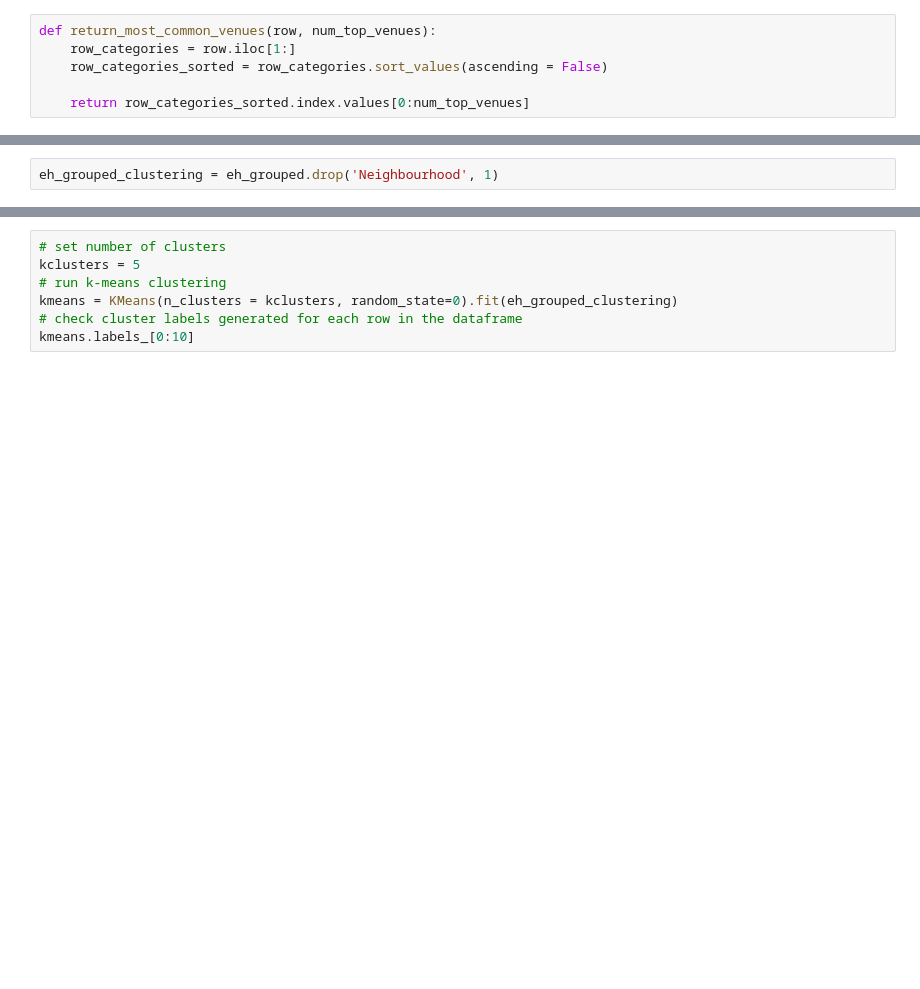
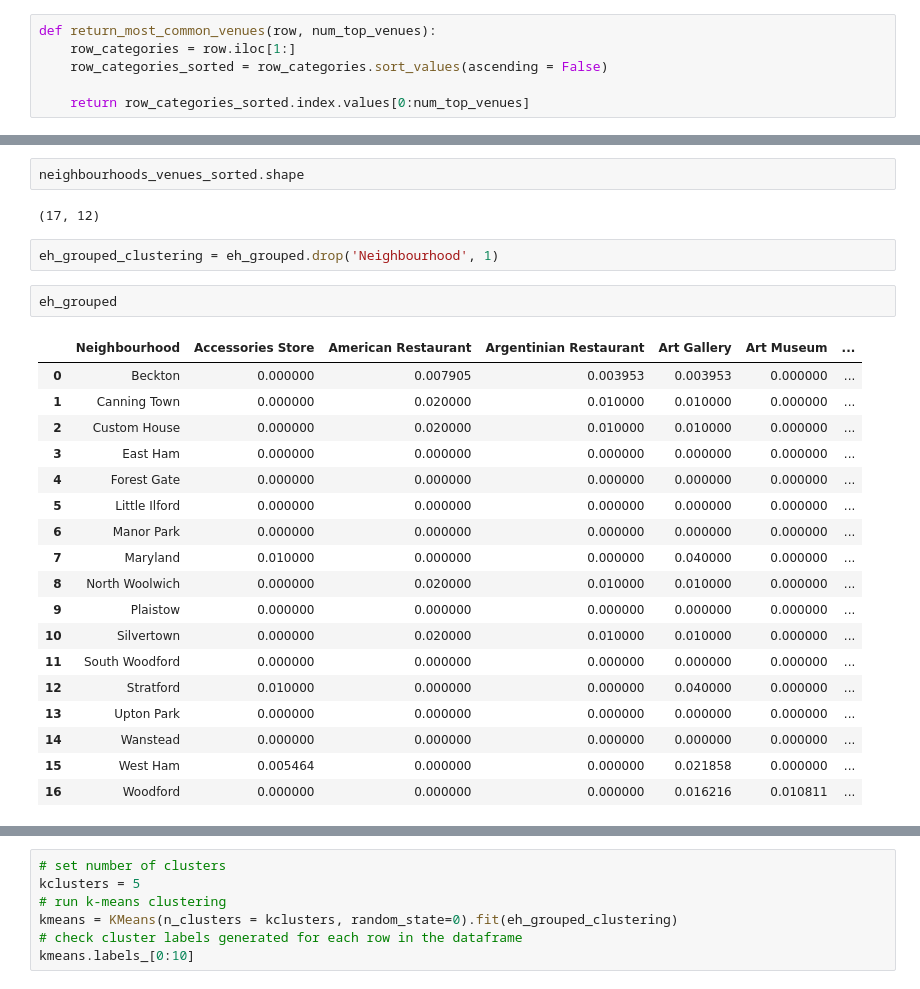
Before and after one commit to madanuprashanth/Coursera_Capstone, a Jupyter notebook: Coursera_Capstone_Project_Week1.ipynb, the cells around one changed output, grey strips where cells are left out. Cells and saved outputs as stored; diff of their text form; blank space fills up the shorter version.

```diff
--- a/Coursera_Capstone_Project_Week1.ipynb
+++ b/Coursera_Capstone_Project_Week1.ipynb
@@ -744,5 +744,30 @@ neighbourhoods_venues_sorted.head(5)
 | 2 | Custom House | Hotel | Coffee Shop | Pub | Park | ... |
 | 3 | East Ham | Grocery Store | Supermarket | Indian Restaurant | Coffee Shop | ... |
 | 4 | Forest Gate | Pub | Grocery Store | Indian Restaurant | Coffee Shop | ... |
+# %%
+neighbourhoods_venues_sorted.shape
+# %% [output]
+(17, 12)
 # %%
 eh_grouped_clustering = eh_grouped.drop('Neighbourhood', 1)
+# %%
+eh_grouped
+# %% [output]
+|  | Neighbourhood | Accessories Store | American Restaurant | Argentinian Restaurant | Art Gallery | Art Museum | ... |
+| 0 | Beckton | 0.000000 | 0.007905 | 0.003953 | 0.003953 | 0.000000 | ... |
+| 1 | Canning Town | 0.000000 | 0.020000 | 0.010000 | 0.010000 | 0.000000 | ... |
+| 2 | Custom House | 0.000000 | 0.020000 | 0.010000 | 0.010000 | 0.000000 | ... |
+| 3 | East Ham | 0.000000 | 0.000000 | 0.000000 | 0.000000 | 0.000000 | ... |
+| 4 | Forest Gate | 0.000000 | 0.000000 | 0.000000 | 0.000000 | 0.000000 | ... |
+| 5 | Little Ilford | 0.000000 | 0.000000 | 0.000000 | 0.000000 | 0.000000 | ... |
+| 6 | Manor Park | 0.000000 | 0.000000 | 0.000000 | 0.000000 | 0.000000 | ... |
+| 7 | Maryland | 0.010000 | 0.000000 | 0.000000 | 0.040000 | 0.000000 | ... |
+| 8 | North Woolwich | 0.000000 | 0.020000 | 0.010000 | 0.010000 | 0.000000 | ... |
+| 9 | Plaistow | 0.000000 | 0.000000 | 0.000000 | 0.000000 | 0.000000 | ... |
+| 10 | Silvertown | 0.000000 | 0.020000 | 0.010000 | 0.010000 | 0.000000 | ... |
+| 11 | South Woodford | 0.000000 | 0.000000 | 0.000000 | 0.000000 | 0.000000 | ... |
+| 12 | Stratford | 0.010000 | 0.000000 | 0.000000 | 0.040000 | 0.000000 | ... |
+| 13 | Upton Park | 0.000000 | 0.000000 | 0.000000 | 0.000000 | 0.000000 | ... |
+| 14 | Wanstead | 0.000000 | 0.000000 | 0.000000 | 0.000000 | 0.000000 | ... |
+| 15 | West Ham | 0.005464 | 0.000000 | 0.000000 | 0.021858 | 0.000000 | ... |
+| 16 | Woodford | 0.000000 | 0.000000 | 0.000000 | 0.016216 | 0.010811 | ... |
```
Also changed, not shown: parts of 10 cells of this notebook.
